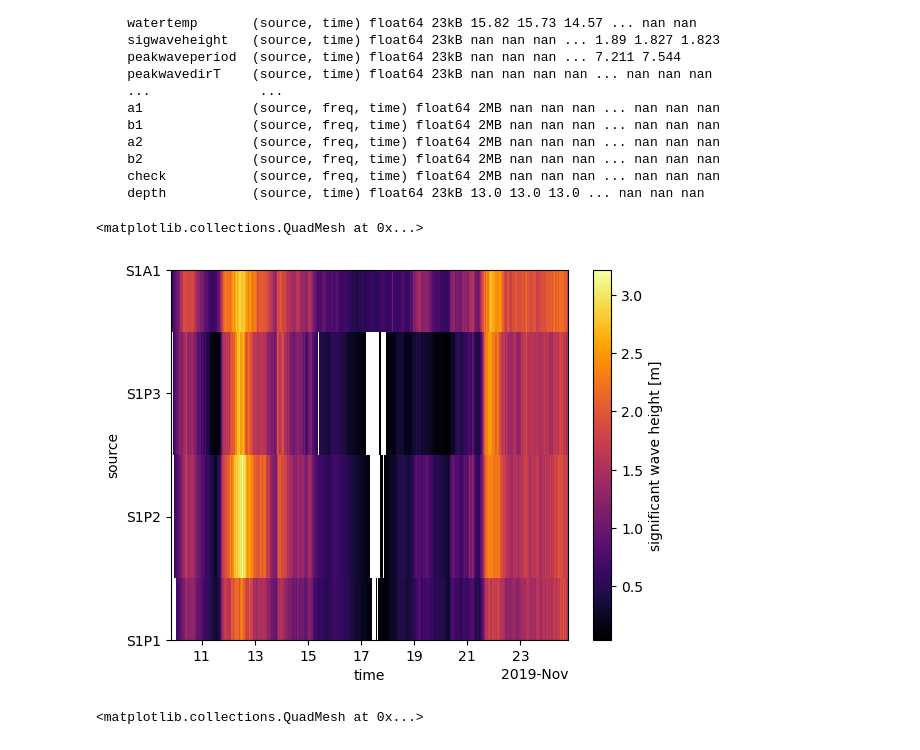
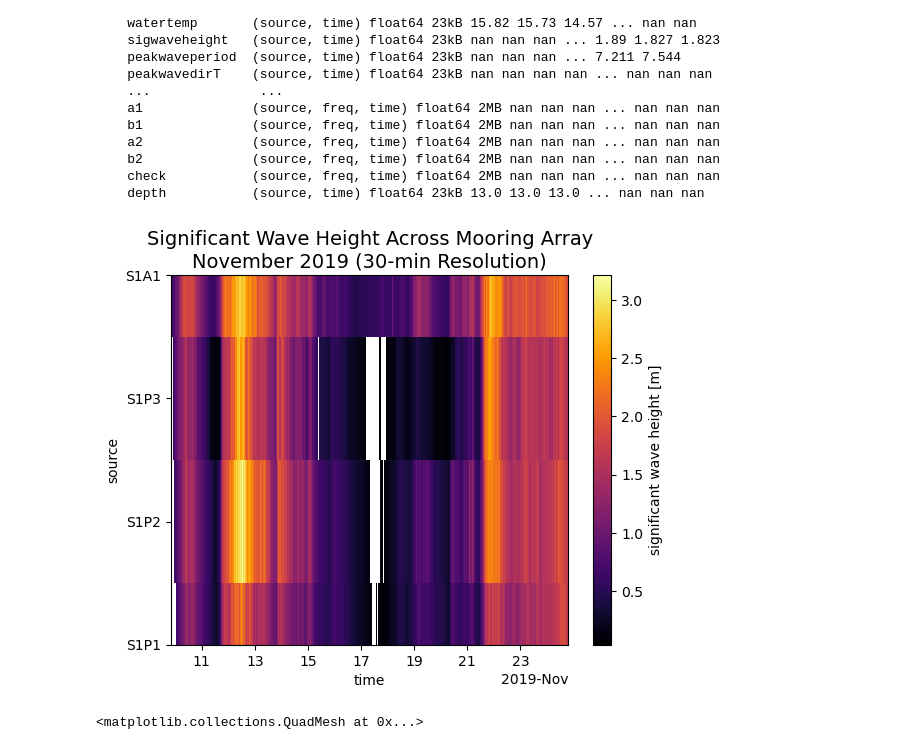
Before and after one commit to UW-GDA/Society_of_Bouy_Cowboys, a Jupyter notebook: Calculations /CreateMooring_XArray.ipynb, the cells around one changed output. Cells and saved outputs as stored; diff of their text form; code cells hidden in the pictures.

```diff
--- a/Calculations /CreateMooring_XArray.ipynb
+++ b/Calculations /CreateMooring_XArray.ipynb
@@ -147,12 +168,13 @@ Data variables: (12/13)
 # %%
 ds_waves= ds_out['sigwaveheight']
 
 f, ax =plt.subplots()
 
 ds_waves.plot(x= 'time', y='source', cmap= 'inferno')
+
+ax.set_title("Significant Wave Height Across Mooring Array\nNovember 2019 (30-min Resolution)", fontsize=14);
 # %% [output]
-<matplotlib.collections.QuadMesh at 0x...>
-[figure, old version]
+[figure, new version]
 # %%
 ds_waves= ds_out['watertemp']
 
```
Also changed, not shown: parts of 1 cell of this notebook, 3 other files.
